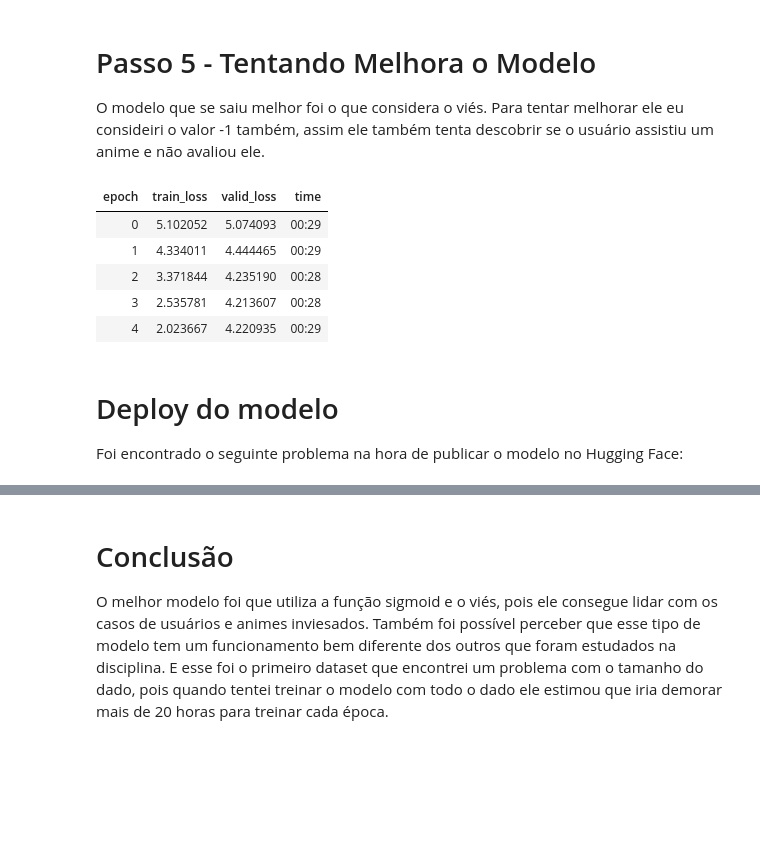
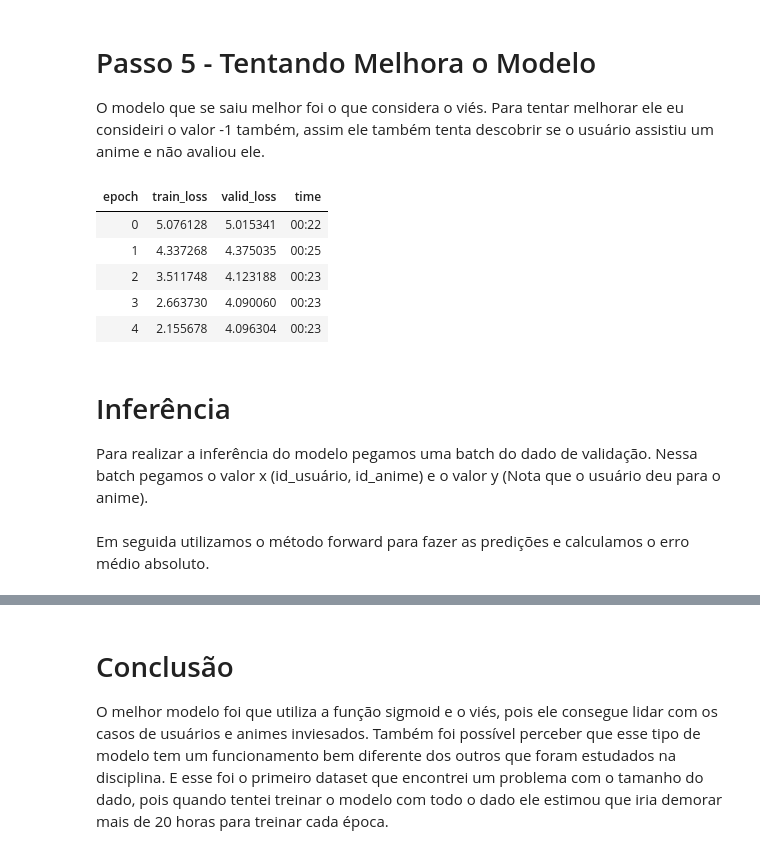
Before and after one commit to fabraz/fastaiOnCampus, a Jupyter notebook: nbs/lesson07-221031149_DaniloCTM_Danilo-César-Tertuliano-Melo.ipynb, the cells around one changed output, grey strips where cells are left out. Saved outputs shown, nothing was run; the diff lists cells and outputs as text; code cells hidden in the pictures; blank space fills up the shorter version.

```diff
--- a/nbs/lesson07-221031149_DaniloCTM_Danilo-César-Tertuliano-Melo.ipynb
+++ b/nbs/lesson07-221031149_DaniloCTM_Danilo-César-Tertuliano-Melo.ipynb
@@ -90,7 +90,7 @@
 
 Devido ao fato do dataset ser muito grande o treinamento se tornaria inviável. Então a quantidade de dados foi limitada em 500000 amostras.
 # %%
-dls = CollabDataLoaders.from_df(df[:500000], bs=128)
+dls = CollabDataLoaders.from_df(df[:500000], bs=256)
 dls.show_batch()
 # %% [output]
 |  | user_id | anime_id | rating |
@@ -255,16 +263,12 @@ learn.fit_one_cycle(5, 5e-3)
 O modelo que se saiu melhor foi o que considera o viés. Para tentar melhorar ele eu consideiri o valor -1 também, assim ele também tenta descobrir se o usuário assistiu um anime e não avaliou ele.
 # %%
 model = DotProductBias(n_users, n_animes, 50, (-1,10.5))
-learn = Learner(dls, model, loss_func=MSELossFlat())
-learn.fit_one_cycle(5, 5e-3)
+learn1 = Learner(dls, model, loss_func=MSELossFlat())
+learn1.fit_one_cycle(5, 5e-3)
 # %% [output]
 | epoch | train_loss | valid_loss | time |
-| 0 | 5.102052 | 5.074093 | 00:29 |
-| 1 | 4.334011 | 4.444465 | 00:29 |
-| 2 | 3.371844 | 4.235190 | 00:28 |
-| 3 | 2.535781 | 4.213607 | 00:28 |
-| 4 | 2.023667 | 4.220935 | 00:29 |
+| 0 | 5.076128 | 5.015341 | 00:22 |
+| 1 | 4.337268 | 4.375035 | 00:25 |
+| 2 | 3.511748 | 4.123188 | 00:23 |
+| 3 | 2.663730 | 4.090060 | 00:23 |
+| 4 | 2.155678 | 4.096304 | 00:23 |
-# %% [markdown]
-# Deploy do modelo
-
-Foi encontrado o seguinte problema na hora de publicar o modelo no Hugging Face:
@@ -276,0 +275,4 @@ but no persistent_load function was specified.
+# %% [markdown]
+# Inferência
+
+Para realizar a inferência do modelo pegamos uma batch do dado de validação. Nessa batch pegamos o valor x (id_usuário, id_anime) e o valor y (Nota que o usuário deu para o anime).
@@ -276,0 +281,2 @@ but no persistent_load function was specified.
+# %% [markdown]
+Em seguida utilizamos o método forward para fazer as predições e calculamos o erro médio absoluto.
```
Also changed, not shown: parts of 21 cells of this notebook.
